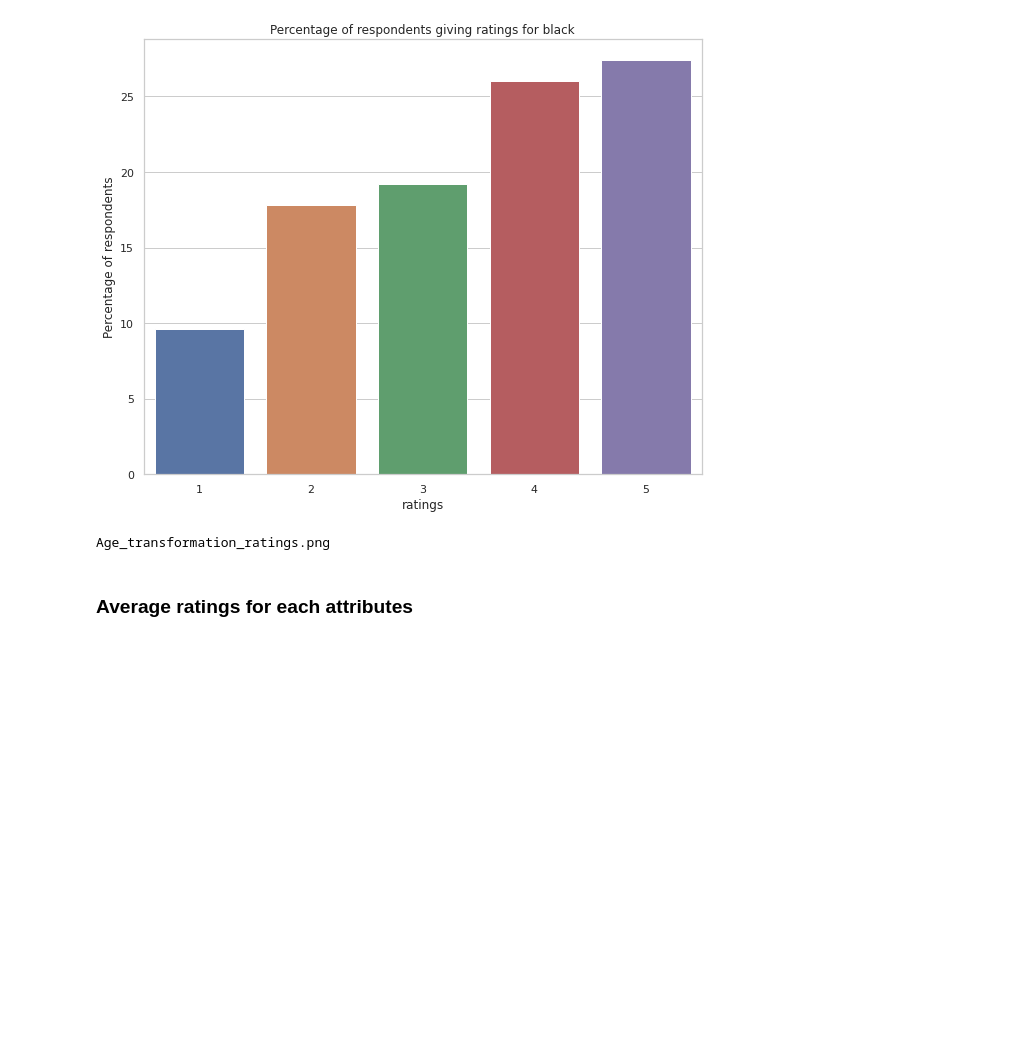
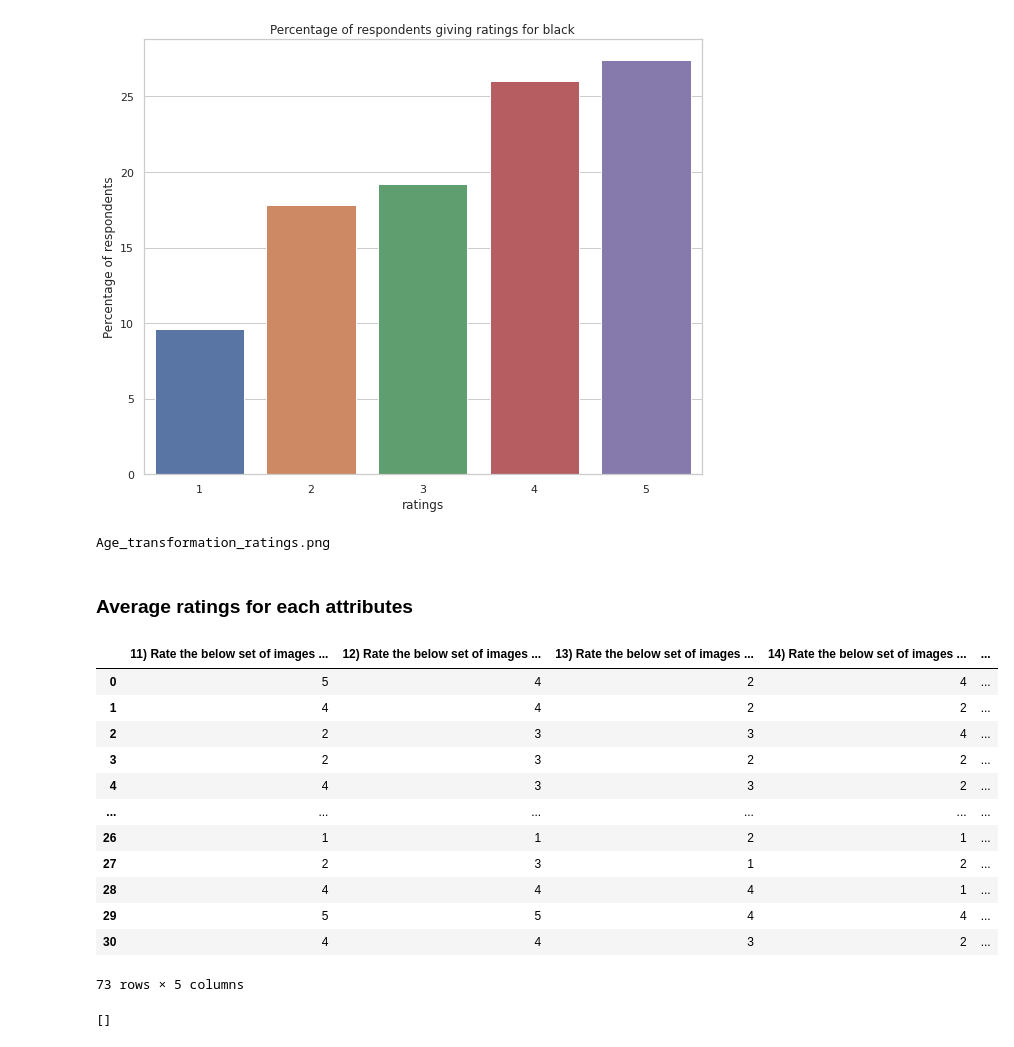
Before and after one commit to abhiyushshrestha/COMP8240_Major_project_Group_A, a Jupyter notebook: stargan-pytorch/notebooks/Evaluation_survey_result_analysis.ipynb, the cells around one changed output. Drawn from its saved outputs; the diff is of its cells as text; code cells hidden in the pictures; blank space fills up the shorter version.

```diff
--- a/stargan-pytorch/notebooks/Evaluation_survey_result_analysis.ipynb
+++ b/stargan-pytorch/notebooks/Evaluation_survey_result_analysis.ipynb
@@ -201,6 +254,26 @@ bar_chart_single_attributes("Age_transformation", 4)
 Age_transformation_ratings.png
 # %% [markdown]
 ### Average ratings for each attributes
+# %%
+rating_single_attributes
+# %% [output]
+|  | 11) Rate the below set of images ... | 12) Rate the below set of images ... | 13) Rate the below set of images ... | 14) Rate the below set of images ... | ... |
+| 0 | 5 | 4 | 2 | 4 | ... |
+| 1 | 4 | 4 | 2 | 2 | ... |
+| 2 | 2 | 3 | 3 | 4 | ... |
+| 3 | 2 | 3 | 2 | 2 | ... |
+| 4 | 4 | 3 | 3 | 2 | ... |
+| ... | ... | ... | ... | ... | ... |
+| 26 | 1 | 1 | 2 | 1 | ... |
+| 27 | 2 | 3 | 1 | 2 | ... |
+| 28 | 4 | 4 | 4 | 1 | ... |
+| 29 | 5 | 5 | 4 | 4 | ... |
+| 30 | 4 | 4 | 3 | 2 | ... |
+73 rows × 5 columns
+# %%
+average_ratings
+# %% [output]
+[]
 # %%
 average_ratings = []
 attributes_names = ["Black hair", "Brown hair", "Blonde hair", "Gender", "Age"]
```
Also changed, not shown: parts of 13 cells of this notebook, 3 other files.
